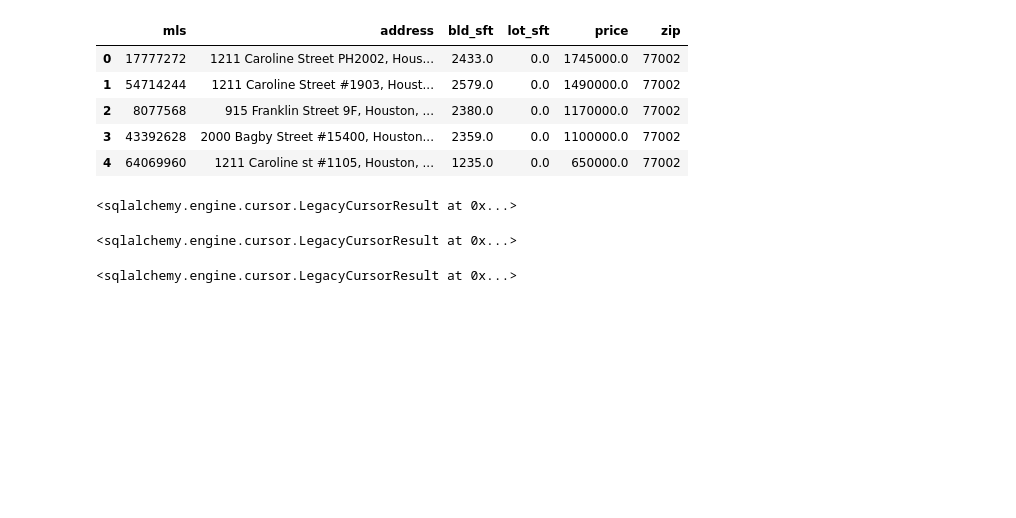
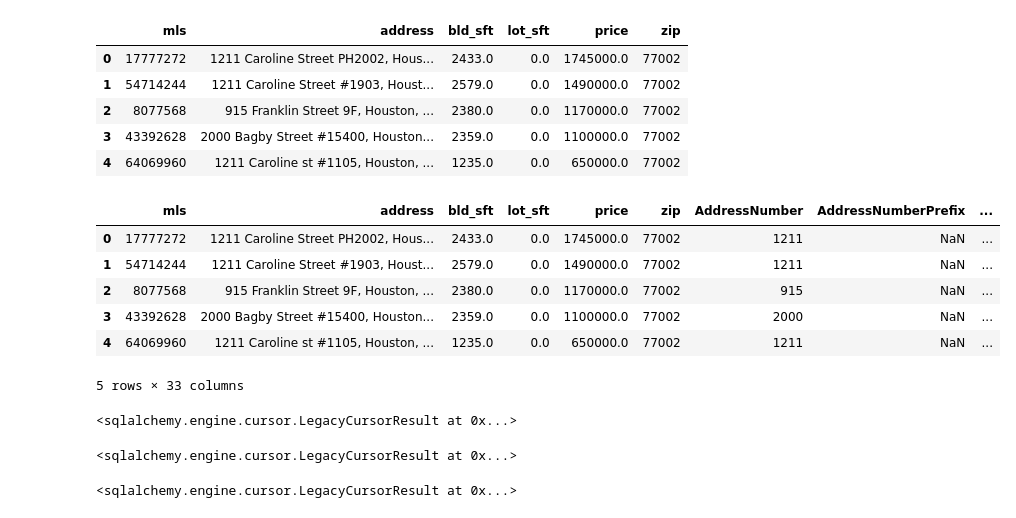
Before and after one commit to sgkuzmin/Houston_real_estate, a Jupyter notebook: houston_real_estate.ipynb, the cells around one changed output. Drawn from its saved outputs; the diff is of its cells as text; code cells hidden in the pictures; blank space fills up the shorter version.

```diff
--- a/houston_real_estate.ipynb
+++ b/houston_real_estate.ipynb
@@ -196,3 +211,15 @@ har_df.head()
 | 2 | 8077568 | 915 Franklin Street 9F, Houston, ... | 2380.0 | 0.0 | 1170000.0 | 77002 |
 | 3 | 43392628 | 2000 Bagby Street #15400, Houston... | 2359.0 | 0.0 | 1100000.0 | 77002 |
 | 4 | 64069960 | 1211 Caroline st #1105, Houston, ... | 1235.0 | 0.0 | 650000.0 | 77002 |
+# %%
+address_df = pandas_usaddress.tag(har_df, ['address'])
+# %%
+address_df.head(5)
+# %% [output]
+|  | mls | address | bld_sft | lot_sft | price | zip | AddressNumber | AddressNumberPrefix | ... |
+| 0 | 17777272 | 1211 Caroline Street PH2002, Hous... | 2433.0 | 0.0 | 1745000.0 | 77002 | 1211 | NaN | ... |
+| 1 | 54714244 | 1211 Caroline Street #1903, Houst... | 2579.0 | 0.0 | 1490000.0 | 77002 | 1211 | NaN | ... |
+| 2 | 8077568 | 915 Franklin Street 9F, Houston, ... | 2380.0 | 0.0 | 1170000.0 | 77002 | 915 | NaN | ... |
+| 3 | 43392628 | 2000 Bagby Street #15400, Houston... | 2359.0 | 0.0 | 1100000.0 | 77002 | 2000 | NaN | ... |
+| 4 | 64069960 | 1211 Caroline st #1105, Houston, ... | 1235.0 | 0.0 | 650000.0 | 77002 | 1211 | NaN | ... |
+5 rows × 33 columns
@@ -209,20 +238,20 @@ right(address,5) as har_zip from har;
 ''')
 # %% [output]
 <sqlalchemy.engine.cursor.LegacyCursorResult at 0x...>
-# %%
-# add columns to har for address parsing
-engine.execute('''
-alter table har
-add column address2 varchar,
-add column city varchar,
-add column har_zip varchar;
-''')
-engine.execute('''
-alter table real_acct
-alter column site_addr_3 type varchar;
-''')
-# %% [output]
-<sqlalchemy.engine.cursor.LegacyCursorResult at 0x...>
+# %%
+# add columns to har for address parsing
+engine.execute('''
+alter table har
+add column address2 varchar,
+add column city varchar,
+add column har_zip varchar;
+''')
+engine.execute('''
+alter table real_acct
+alter column site_addr_3 type varchar;
+''')
+# %% [output]
+<sqlalchemy.engine.cursor.LegacyCursorResult at 0x...>
 # %%
 engine.execute('''
 update har
```
Also changed, not shown: parts of 16 cells of this notebook, 1 other file.
